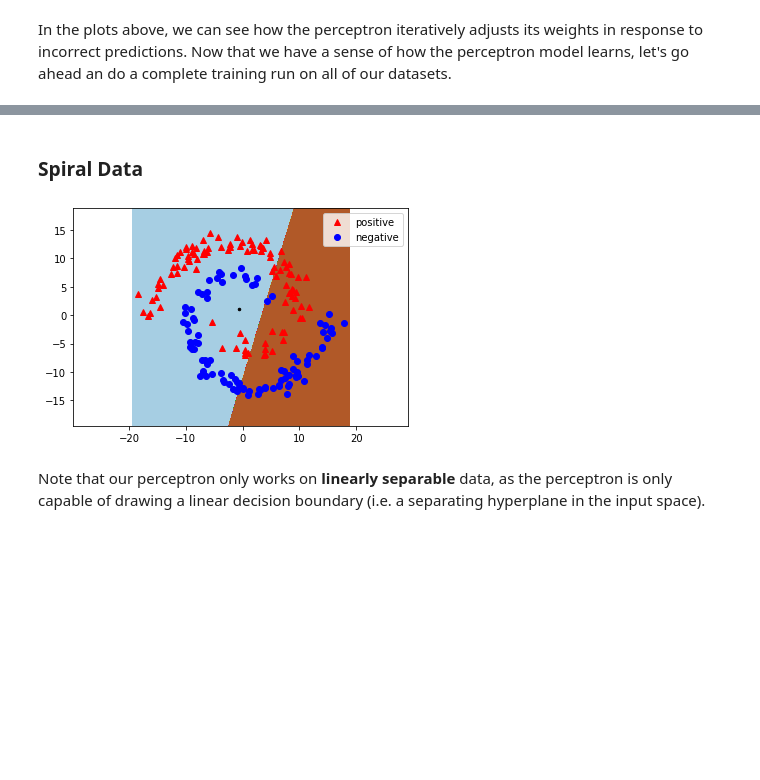
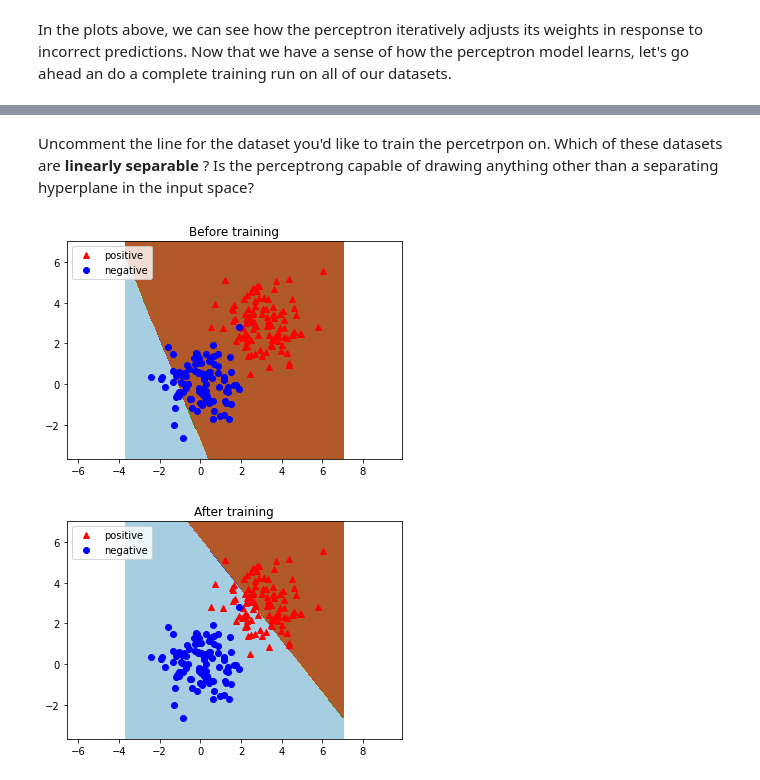
Before and after one commit to interactiveaudiolab/course-deep-learning, a Jupyter notebook: notebook_1_perceptron.ipynb, the cells around one changed output, grey strips where cells are left out. Drawn from its saved outputs; the diff is of its cells as text; code cells hidden in the pictures; blank space fills up the shorter version.

```diff
--- a/notebook_1_perceptron.ipynb
+++ b/notebook_1_perceptron.ipynb
@@ -365,29 +307,38 @@ plt.show()
-# %% [markdown]
-### Spiral Data
-# %%
-# linearly-separable data from a mixture of two Gaussians
-data, labels = make_spiral_data(examples_per_class=100)
-
-# set the boundaries of decision plot
-data_min = np.min(np.min(data))
-data_max = np.max(np.max(data))
-num_points, num_dimensions = np.shape(data)
-
-# initialize model
-perceptron = Perceptron()
-
-# fit the perceptron using the entire dataset
-perceptron.fit(data, labels, step_size=0.2, max_iter=1000, verbose=False)
-
-# plot the perceptron's learned decision boundary
-fig, ax = plt.subplots()
-plot_decision_surface(perceptron, axis_limits=[data_min-1, data_max+1, data_min-1, data_max+1], ax=ax)
-
-# visualize the data point
-plot_data(data, labels, ax)
-
-plt.show()
-# %% [output]
-[figure, removed]
 # %% [markdown]
-Note that our perceptron only works on __linearly separable__ data, as the perceptron is only capable of drawing a linear decision boundary (i.e. a separating hyperplane in the input space).
+Uncomment the line for the dataset you'd like to train the percetrpon on. Which of these datasets are  __linearly separable__ ? Is the perceptrong capable of drawing anything other than a separating hyperplane in the input space?
+# %%
+# linearly-separable data from a mixture of two Gaussians
+data, labels = make_linearly_separable_data(examples_per_class=100, distance_between_means=3)
+#data, labels = make_center_surround_data(examples_per_class=100, distance_from_origin=5)
+#data, labels = make_XOR_data(examples_per_class=100)
+#data, labels = make_spiral_data(examples_per_class=100)
+
+
+# set the boundaries of decision plot
+data_min = np.min(np.min(data))
+data_max = np.max(np.max(data))
+num_points, num_dimensions = np.shape(data)
+
+# initialize model
+perceptron = Perceptron()
+
+# plot the perceptron's iniial decision boundary
+perceptron.fit(data, labels, step_size=0.2, max_iter=0, verbose=False)
+fig, ax = plt.subplots()
+plt.title("Before training")
+plot_decision_surface(perceptron, axis_limits=[data_min-1, data_max+1, data_min-1, data_max+1], ax=ax)
+plot_data(data, labels, ax)
+
+# fit the perceptron using the entire dataset
+perceptron.fit(data, labels, step_size=0.2, max_iter=1000, verbose=False)
+
+# plot the perceptron's learned decision boundary
+fig, ax = plt.subplots()
+plt.title("After training")
+plot_decision_surface(perceptron, axis_limits=[data_min-1, data_max+1, data_min-1, data_max+1], ax=ax)
+plot_data(data, labels, ax)
+
+plt.show()
+# %% [output]
+[figure, new version]
+[figure, added]
```
Also changed, not shown: parts of 19 cells of this notebook.
